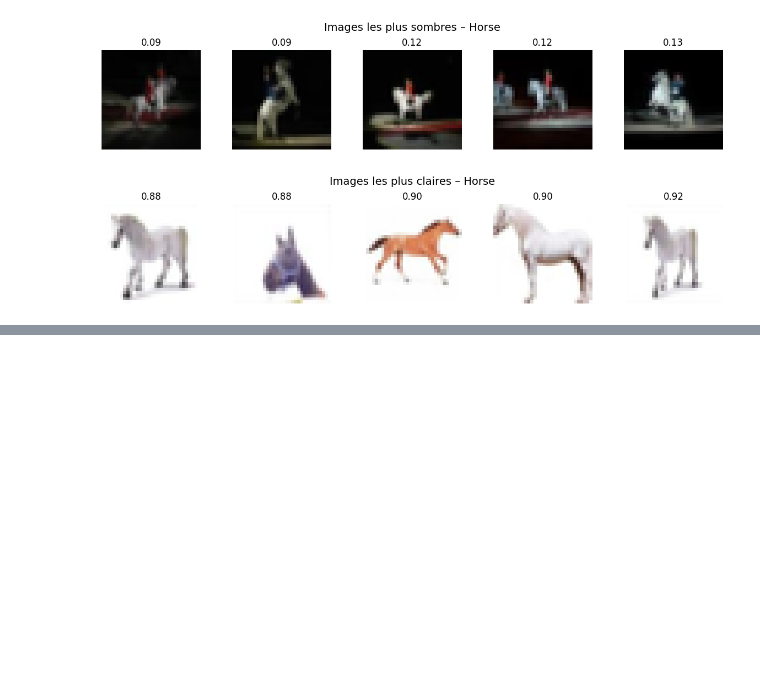
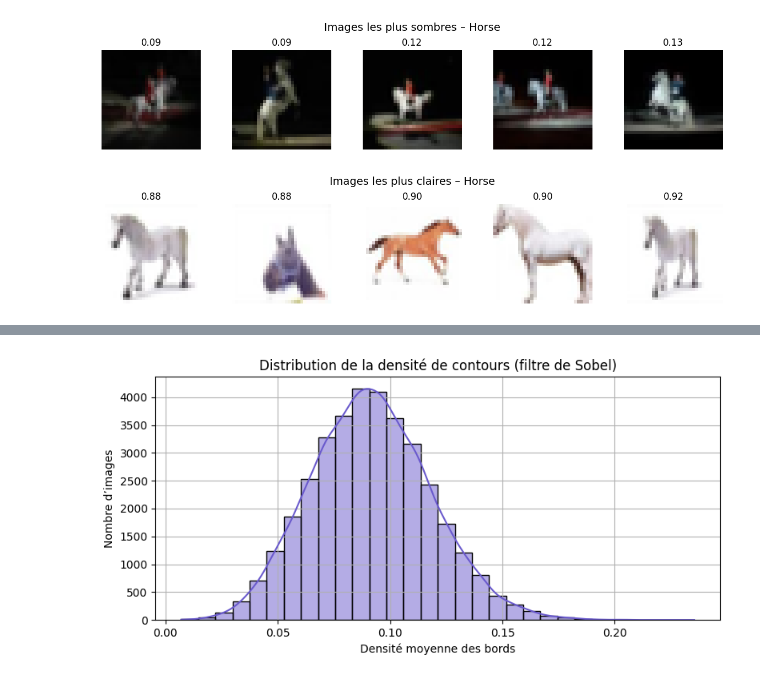
Before and after one commit to DoreneABESSOLO/NeuralZOO, a Jupyter notebook: eda.ipynb, the cells around one changed output, grey strips where cells are left out. Drawn from its saved outputs; the diff is of its cells as text; code cells hidden in the pictures; blank space fills up the shorter version.

```diff
--- a/eda.ipynb
+++ b/eda.ipynb
@@ -313,0 +340,19 @@ for class_id, class_name in zip(animal_classes, class_names):
+# %%
+
+from skimage.color import rgb2gray
+from skimage.filters import sobel
+
+gray_images = np.array([rgb2gray(img) for img in x_animals])
+sobel_edges = np.array([sobel(img) for img in gray_images])
+edge_density = np.array([np.mean(edge) for edge in sobel_edges])
+
+plt.figure(figsize=(8, 4))
+sns.histplot(edge_density, bins=30, kde=True, color='slateblue')
+plt.title("Distribution de la densité de contours (filtre de Sobel)")
+plt.xlabel("Densité moyenne des bords")
+plt.ylabel("Nombre d’images")
+plt.grid(True)
+plt.tight_layout()
+plt.show()
+# %% [output]
+[figure, added]
```
Also changed, not shown: parts of 19 cells of this notebook.
